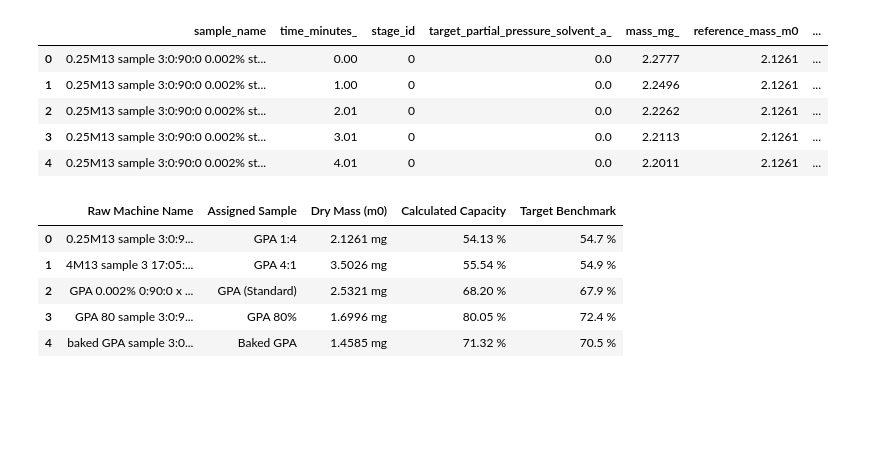
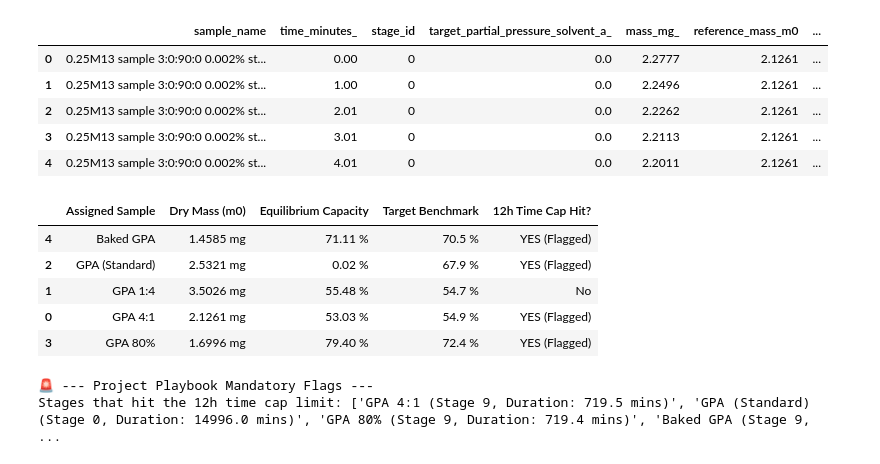
Before and after one commit to StixM6/graphage13-sorption, a Jupyter notebook: notebooks/sorption_kinetics_pipeline.ipynb, the cells around one changed output. Drawn from its saved outputs; the diff is of its cells as text; code cells hidden in the pictures; blank space fills up the shorter version.

```diff
--- a/notebooks/sorption_kinetics_pipeline.ipynb
+++ b/notebooks/sorption_kinetics_pipeline.ipynb
@@ -243,54 +243,71 @@ display(segmented_df[['sample_name', 'time_minutes_', 'stage_id', 'target_partia
 | 3 | 0.25M13 sample 3:0:90:0 0.002% st... | 3.01 | 0 | 0.0 | 2.2113 | 2.1261 | ... |
 | 4 | 0.25M13 sample 3:0:90:0 0.002% st... | 4.01 | 0 | 0.0 | 2.2011 | 2.1261 | ... |
 # %%
-# --- Step 4: Generate the Milestone 1 Validation Table ---
+# --- Step 4: Robust Equilibrium Capacity & Timeout Validation ---
 
 validation_results = []
+timeout_flags = []
 
 for raw_name, group in segmented_df.groupby('sample_name'):
-    # The max capacity is simply the highest mass change percentage achieved
-    # (which physically occurs at the peak of the 90% RH step)
-    max_capacity = group['mass_change_pct'].max()
+    name_lower = raw_name.lower()
 
-    # Grab the baseline mass we mapped earlier
+    # 1. Identify the peak sorption stage (where the maximum mass change occurs)
+    peak_stage_id = group.loc[group['mass_change_pct'].idxmax(), 'stage_id']
+    peak_stage = group[group['stage_id'] == peak_stage_id]
+
+    # 2. Calculate the stage duration to check for 12-hour cap timeouts
+    stage_duration = peak_stage['time_minutes_'].iloc[-1] - peak_stage['time_minutes_'].iloc[0]
+    is_timeout = stage_duration >= 700.0  # ~12 hours (720 mins) timeout window
+
+    # 3. Robust Capacity Definition: Mean of the last 30 rows/minutes of that stable window
+    equilibrium_capacity = peak_stage['mass_change_pct'].tail(30).mean()
+
+    # Grab the baseline mass
     m0 = group['reference_mass_m0'].iloc[0]
 
-    # Map the messy machine names to Yiwei's clean labels and targets
+    # 4. Apply Corrected Physical Identity Mappings
     clean_name = "Unknown"
     target_val = "N/A"
-    name_lower = raw_name.lower()
 
     if 'baked' in name_lower:
         clean_name = 'Baked GPA'
         target_val = '70.5 %'
     elif '80' in name_lower:
         clean_name = 'GPA 80%'
         target_val = '72.4 %'
     elif '4m13' in name_lower:
-        clean_name = 'GPA 4:1'
-        target_val = '54.9 %'
+        clean_name = 'GPA 1:4'      # Corrected
+        target_val = '54.7 %'       # Corrected
     elif '0.25m13' in name_lower:
-        clean_name = 'GPA 1:4'
-        target_val = '54.7 %'
+        clean_name = 'GPA 4:1'      # Corrected
+        target_val = '54.9 %'       # Corrected
     elif 'gpa' in name_lower:
         clean_name = 'GPA (Standard)'
         target_val = '67.9 %'
 
+    if is_timeout:
+        timeout_flags.append(f"{clean_name} (Stage {peak_stage_id}, Duration: {stage_duration:.1f} mins)")
+
     validation_results.append({
-        'Raw Machine Name': raw_name[:20] + "...",
         'Assigned Sample': clean_name,
         'Dry Mass (m0)': f"{m0:.4f} mg",
-        'Calculated Capacity': f"{max_capacity:.2f} %",
-        'Target Benchmark': target_val
+        'Equilibrium Capacity': f"{equilibrium_capacity:.2f} %",
+        'Target Benchmark': target_val,
+        '12h Time Cap Hit?': " YES (Flagged)" if is_timeout else "No"
     })
 
-# Render the final comparison table
-final_table_df = pd.DataFrame(validation_results)
+# Render and display the finalized table
+final_table_df = pd.DataFrame(validation_results).sort_values('Assigned Sample')
 display(final_table_df)
+
+print("\n🚨 --- Project Playbook Mandatory Flags ---")
+print(f"Stages that hit the 12h time cap limit: {timeout_flags}")
 # %% [output]
-|  | Raw Machine Name | Assigned Sample | Dry Mass (m0) | Calculated Capacity | Target Benchmark |
-| 0 | 0.25M13 sample 3:0:9... | GPA 1:4 | 2.1261 mg | 54.13 % | 54.7 % |
-| 1 | 4M13 sample 3 17:05:... | GPA 4:1 | 3.5026 mg | 55.54 % | 54.9 % |
-| 2 | GPA 0.002% 0:90:0 x ... | GPA (Standard) | 2.5321 mg | 68.20 % | 67.9 % |
-| 3 | GPA 80 sample 3:0:9... | GPA 80% | 1.6996 mg | 80.05 % | 72.4 % |
-| 4 | baked GPA sample 3:0... | Baked GPA | 1.4585 mg | 71.32 % | 70.5 % |
+|  | Assigned Sample | Dry Mass (m0) | Equilibrium Capacity | Target Benchmark | 12h Time Cap Hit? |
+| 4 | Baked GPA | 1.4585 mg | 71.11 % | 70.5 % | YES (Flagged) |
+| 2 | GPA (Standard) | 2.5321 mg | 0.02 % | 67.9 % | YES (Flagged) |
+| 1 | GPA 1:4 | 3.5026 mg | 55.48 % | 54.7 % | No |
+| 0 | GPA 4:1 | 2.1261 mg | 53.03 % | 54.9 % | YES (Flagged) |
+| 3 | GPA 80% | 1.6996 mg | 79.40 % | 72.4 % | YES (Flagged) |
+🚨 --- Project Playbook Mandatory Flags ---
+Stages that hit the 12h time cap limit: ['GPA 4:1 (Stage 9, Duration: 719.5 mins)', 'GPA (Standard) (Stage 0, Duration: 14996.0 mins)', 'GPA 80% (Stage 9, Duration: 719.4 mins)', 'Baked GPA (Stage 9,  ...
```
Also changed, not shown: parts of 2 cells of this notebook.
